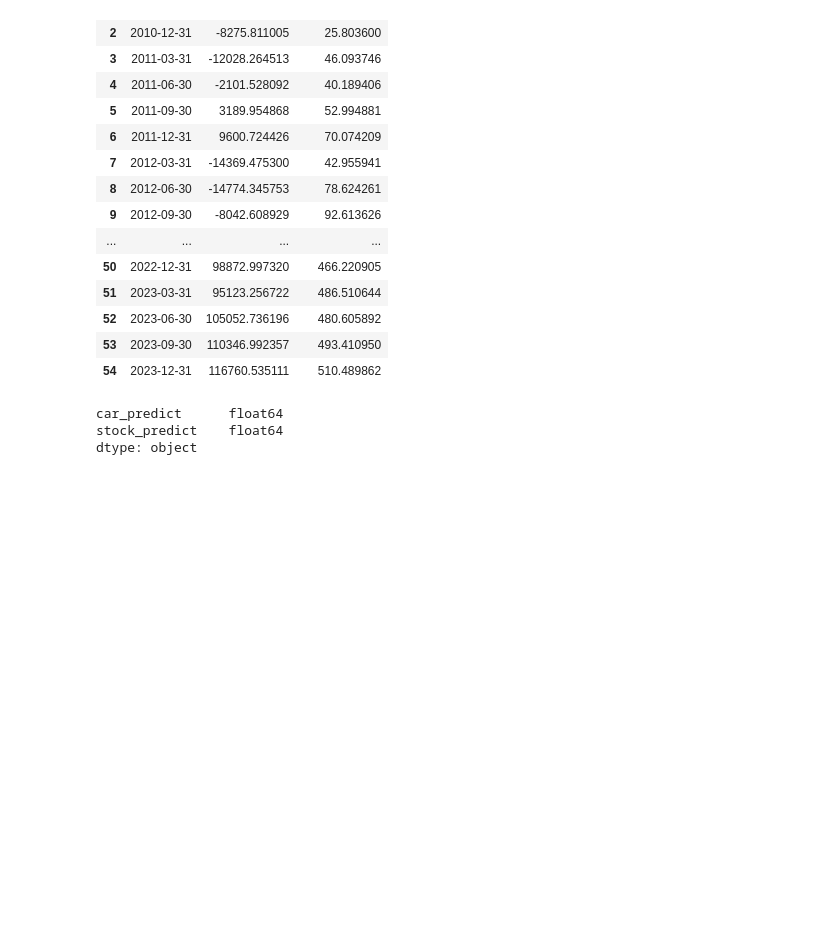
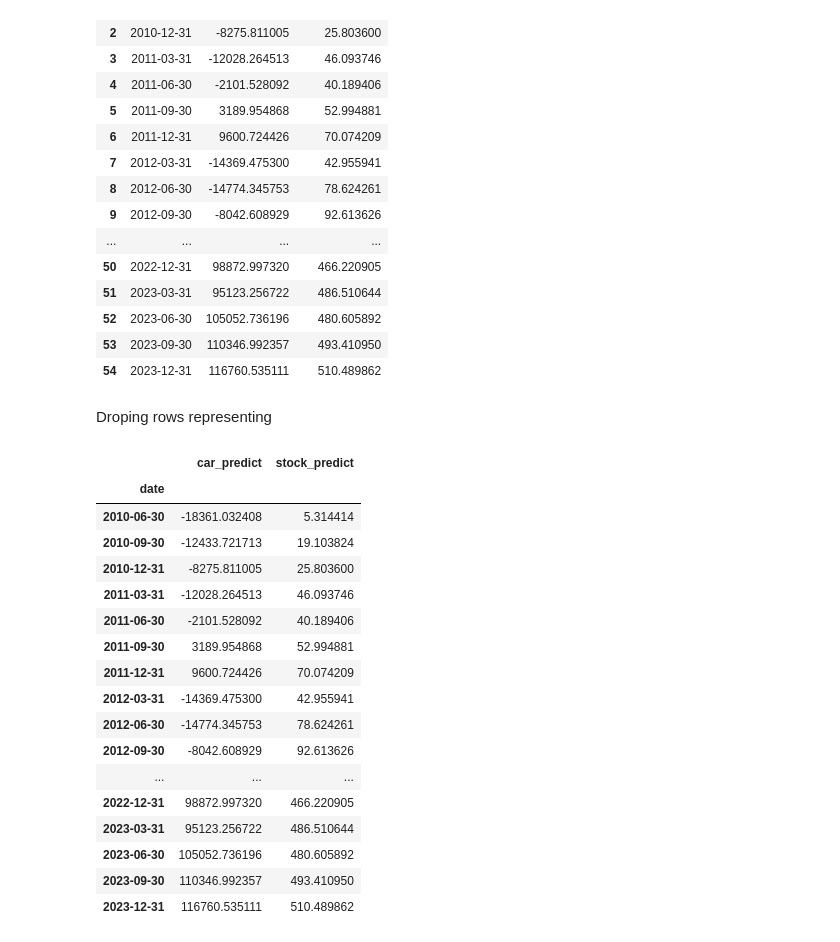
Before and after one commit to ta-data-bcn/Project-Week-8-Final-Project, a Jupyter notebook: Notebooks/TSLA_Stock_Analysis_Car_production_&_prediction.ipynb, the cells around one changed output. Cells and saved outputs as stored; diff of their text form; code cells hidden in the pictures; blank space fills up the shorter version.

```diff
--- a/Notebooks/TSLA_Stock_Analysis_Car_production_&_prediction.ipynb
+++ b/Notebooks/TSLA_Stock_Analysis_Car_production_&_prediction.ipynb
@@ -512,3 +521,5 @@ df_both_pred
 | 52 | 2023-06-30 | 105052.736196 | 480.605892 |
 | 53 | 2023-09-30 | 110346.992357 | 493.410950 |
 | 54 | 2023-12-31 | 116760.535111 | 510.489862 |
+# %% [markdown]
+Droping rows representing
@@ -515,8 +531,23 @@ df_both_pred
 # %%
 df_both_pred.set_index('date', inplace=True)
 # %%
-df_both_pred.dtypes
+df_both_pred
 # %% [output]
-car_predict      float64
-stock_predict    float64
-dtype: object
+|  | car_predict | stock_predict |
+| date |  |  |
+| 2010-06-30 | -18361.032408 | 5.314414 |
+| 2010-09-30 | -12433.721713 | 19.103824 |
+| 2010-12-31 | -8275.811005 | 25.803600 |
+| 2011-03-31 | -12028.264513 | 46.093746 |
+| 2011-06-30 | -2101.528092 | 40.189406 |
+| 2011-09-30 | 3189.954868 | 52.994881 |
+| 2011-12-31 | 9600.724426 | 70.074209 |
+| 2012-03-31 | -14369.475300 | 42.955941 |
+| 2012-06-30 | -14774.345753 | 78.624261 |
+| 2012-09-30 | -8042.608929 | 92.613626 |
+| ... | ... | ... |
+| 2022-12-31 | 98872.997320 | 466.220905 |
+| 2023-03-31 | 95123.256722 | 486.510644 |
+| 2023-06-30 | 105052.736196 | 480.605892 |
+| 2023-09-30 | 110346.992357 | 493.410950 |
+| 2023-12-31 | 116760.535111 | 510.489862 |
```
Also changed, not shown: parts of 9 cells of this notebook.
